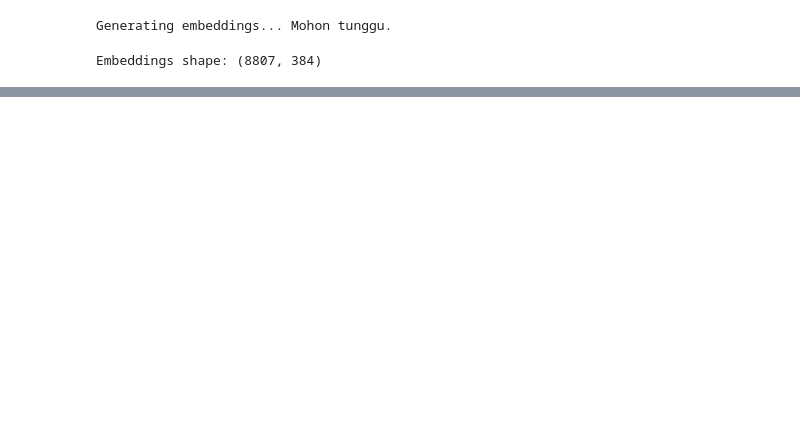
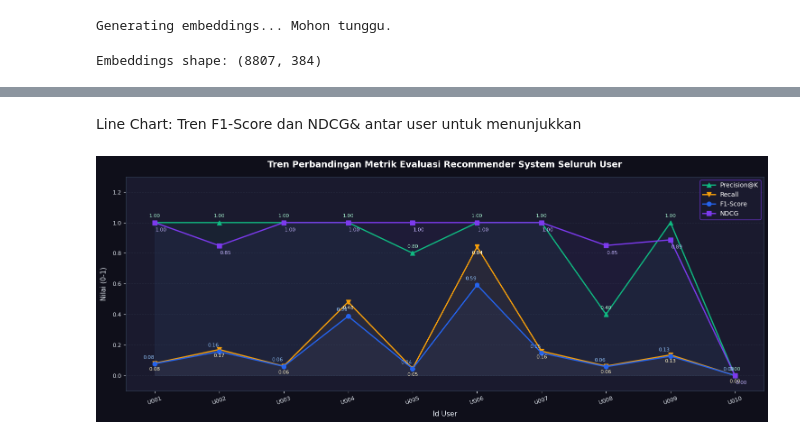
Before and after one commit to aryadary0706/tugas-sisrek-2_ContentBased, a Jupyter notebook: tugaskelompok2_recsys.ipynb, the cells around one changed output, grey strips where cells are left out. Drawn from its saved outputs; the diff is of its cells as text; code cells hidden in the pictures; blank space fills up the shorter version.

Commit message:
perubahan pada metadata user, line graph, dan evaluation output di ipynb

```diff
--- a/tugaskelompok2_recsys.ipynb
+++ b/tugaskelompok2_recsys.ipynb
@@ -562,56 +454,52 @@ plt.show()
+# %% [markdown]
+Line Chart: Tren F1-Score dan NDCG& antar user untuk menunjukkan
 # %%
-
 # ═══════════════════════════════════════════════════════════════════════
-# FIGURE 3 — Line Chart: tren F1-Score & NDCG antar user
+# Line Chart Baru: Tren Precision, Recall, F1-Score, & NDCG
 # ═══════════════════════════════════════════════════════════════════════
-fig3, ax3 = plt.subplots(figsize=(14, 5))
+fig3, ax3 = plt.subplots(figsize=(15, 6))
 fig3.patch.set_facecolor('#0f0f1a')
 ax3.set_facecolor('#1a1a2e')
 
-short_names = [n.split()[0] for n in names]
-ax3.plot(short_names, f1_scores, marker='o', linewidth=2,
-         color='#2563eb', label='F1-Score', markersize=7)
-ax3.plot(short_names, ndcg_vals, marker='s', linewidth=2,
-         color='#7c3aed', label='NDCG', markersize=7)
-ax3.fill_between(short_names, f1_scores, alpha=0.15, color='#2563eb')
-ax3.fill_between(short_names, ndcg_vals, alpha=0.15, color='#7c3aed')
+user_ids = df_hasil_evaluasi.index.tolist()
 
-for i, (f1, nd) in enumerate(zip(f1_scores, ndcg_vals)):
-    ax3.annotate(f'{f1:.2f}', (short_names[i], f1),
-                 textcoords='offset points', xytext=(0, 8),
-                 fontsize=7.5, color='#93c5fd', ha='center')
-    ax3.annotate(f'{nd:.2f}', (short_names[i], nd),
-                 textcoords='offset points', xytext=(0, -14),
-                 fontsize=7.5, color='#c4b5fd', ha='center')
+# Plot masing-masing metrik dengan warna berbeda
+ax3.plot(user_ids, prec_k, marker='^', linewidth=2, color='#10b981', label='Precision@K', markersize=7)
+ax3.plot(user_ids, recall_vals, marker='v', linewidth=2, color='#f59e0b', label='Recall', markersize=7)
+ax3.plot(user_ids, f1_scores, marker='o', linewidth=2, color='#2563eb', label='F1-Score', markersize=7)
+ax3.plot(user_ids, ndcg_vals, marker='s', linewidth=2, color='#7c3aed', label='NDCG', markersize=7)
 
-ax3.set_ylim(-0.05, 1.25)
-ax3.set_xlabel('User (Nama Depan)', fontsize=11, color='#e2e8f0', labelpad=8)
-ax3.set_ylabel('Nilai (0–1)', fontsize=11, color='#e2e8f0', labelpad=8)
-ax3.set_title('Tren F1-Score & NDCG Seluruh User',
-              fontsize=13, color='white', fontweight='bold', pad=12)
+# Berikan shading tipis di bawah garis
+ax3.fill_between(user_ids, prec_k, alpha=0.05, color='#10b981')
+ax3.fill_between(user_ids, recall_vals, alpha=0.05, color='#f59e0b')
+ax3.fill_between(user_ids, f1_scores, alpha=0.05, color='#2563eb')
+ax3.fill_between(user_ids, ndcg_vals, alpha=0.05, color='#7c3aed')
+
+# Memberikan data label angka di atas/bawah marker grafik agar informatif
+for i in range(len(user_ids)):
+    ax3.annotate(f'{prec_k[i]:.2f}', (user_ids[i], prec_k[i]), textcoords='offset points', xytext=(0, 8), fontsize=8, color='#a7f3d0', ha='center')
+    ax3.annotate(f'{recall_vals[i]:.2f}', (user_ids[i], recall_vals[i]), textcoords='offset points', xytext=(0, -12), fontsize=8, color='#fef3c7', ha='center')
+    ax3.annotate(f'{f1_scores[i]:.2f}', (user_ids[i], f1_scores[i]), textcoords='offset points', xytext=(-10, 8), fontsize=8, color='#93c5fd', ha='center')
+    ax3.annotate(f'{ndcg_vals[i]:.2f}', (user_ids[i], ndcg_vals[i]), textcoords='offset points', xytext=(10, -14), fontsize=8, color='#c4b5fd', ha='center')
+
+ax3.set_ylim(-0.1, 1.3)
+ax3.set_xlabel('Id User', fontsize=11, color='#e2e8f0', labelpad=8)
+ax3.set_ylabel('Nilai (0-1)', fontsize=11, color='#e2e8f0', labelpad=8)
+ax3.set_title('Tren Perbandingan Metrik Evaluasi Recommender System Seluruh User', fontsize=14, color='white', fontweight='bold', pad=15)
 ax3.tick_params(axis='x', colors='#e2e8f0', labelsize=9, rotation=20)
 ax3.tick_params(axis='y', colors='#e2e8f0', labelsize=9)
-ax3.legend(fontsize=10, facecolor='#1a1a2e', edgecolor='#7c3aed', labelcolor='white')
+
+# Legend konfigurasi
+ax3.legend(fontsize=10, facecolor='#1a1a2e', edgecolor='#7c3aed', labelcolor='white', loc='upper right')
 for spine in ax3.spines.values():
     spine.set_edgecolor('#334155')
 ax3.yaxis.grid(True, linestyle='--', alpha=0.3, color='#475569')
 ax3.set_axisbelow(True)
+
 plt.tight_layout()
-plt.savefig('eval_line_chart.png', dpi=150, bbox_inches='tight',
-            facecolor=fig3.get_facecolor())
 plt.show()
-
-# ── Tampilkan ringkasan DataFrame ──
-df_summary = pd.DataFrame({
-    'User'          : names,
-    'Hit Rate'      : hit_rates,
-    'F1-Score'      : f1_scores,
-    'Precision@K'   : prec_k,
-    'DCG'           : dcg_vals,
-    'NDCG'          : ndcg_vals,
-})
-print('\n=== RINGKASAN METRIK SEMUA USER ===')
-display(df_summary.set_index('User'))
+# %% [output]
+[figure, added]
 # %% [markdown]
 ## 📊 Kesimpulan Evaluasi Sistem Rekomendasi (Content-Based Filtering)
 
```
Also changed, not shown: parts of 16 cells of this notebook, 2 other files.
